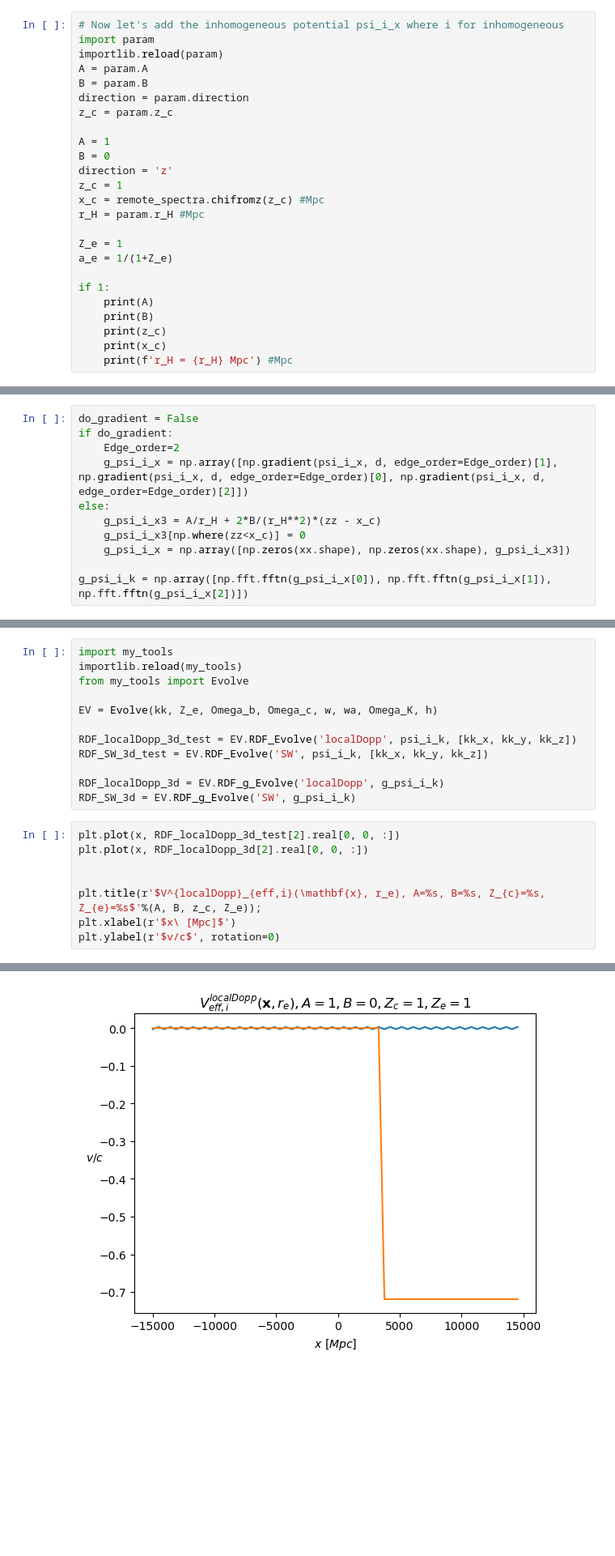
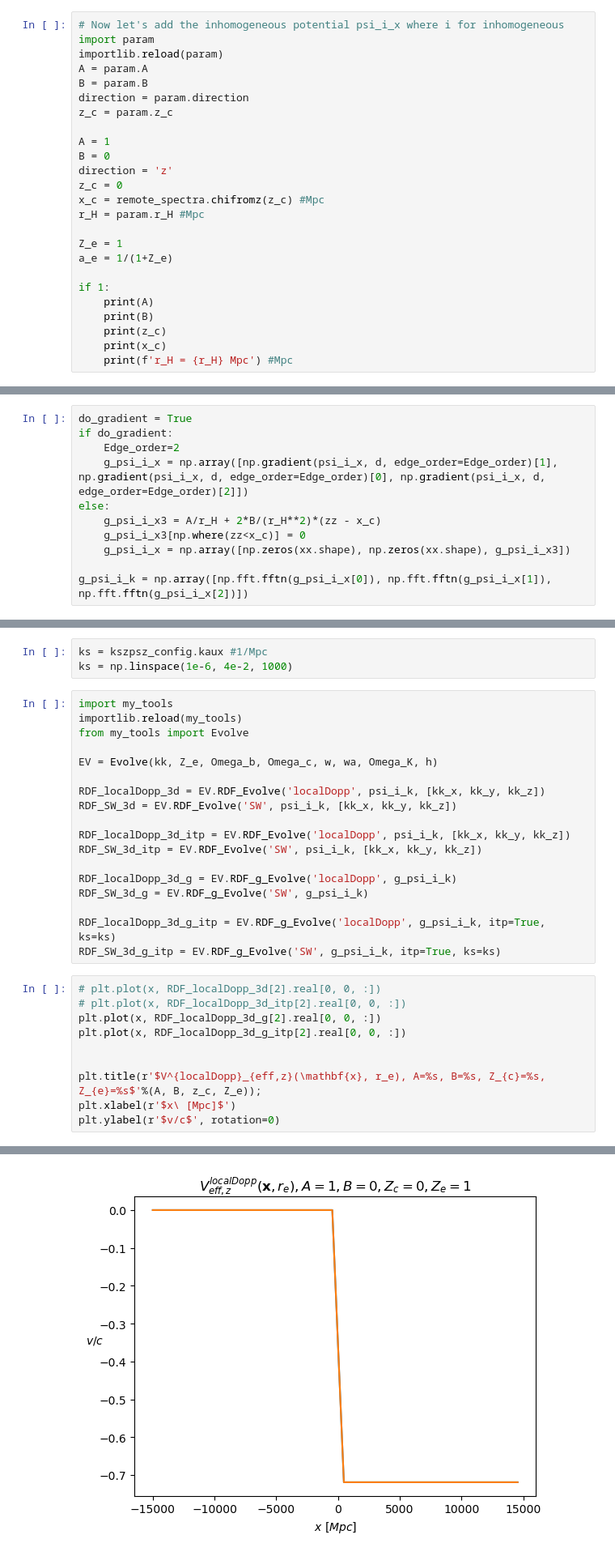
Before and after one commit to catketchup/ReCCO, a Jupyter notebook: code/sim_bubble_collision.ipynb, the cells around one changed output, grey strips where cells are left out. Shown at 81% size. Drawn from its saved outputs; the diff is of its cells as text; blank space fills up the shorter version.

```diff
--- a/code/sim_bubble_collision.ipynb
+++ b/code/sim_bubble_collision.ipynb
@@ -90,7 +90,7 @@ z_c = param.z_c
 A = 1
 B = 0
 direction = 'z'
-z_c = 1
+z_c = 0
 x_c = remote_spectra.chifromz(z_c) #Mpc
 r_H = param.r_H #Mpc
 
@@ -174,7 +172,7 @@ import my_remote_spectra
 importlib.reload(my_remote_spectra)
 from my_remote_spectra import T, G_SW_ksz, G_localDopp_ksz, G_Dopp_ksz, G_ISW_ksz
 # %%
-do_gradient = False
+do_gradient = True
 if do_gradient:
     Edge_order=2
     g_psi_i_x = np.array([np.gradient(psi_i_x, d, edge_order=Edge_order)[1], np.gradient(psi_i_x, d, edge_order=Edge_order)[0], np.gradient(psi_i_x, d, edge_order=Edge_order)[2]])
@@ -297,3 +291,6 @@ True
+# %%
+ks = kszpsz_config.kaux #1/Mpc
+ks = np.linspace(1e-6, 4e-2, 1000)
 # %%
 import my_tools
 importlib.reload(my_tools)
@@ -301,19 +298,27 @@ from my_tools import Evolve
 
 EV = Evolve(kk, Z_e, Omega_b, Omega_c, w, wa, Omega_K, h)
 
-RDF_localDopp_3d_test = EV.RDF_Evolve('localDopp', psi_i_k, [kk_x, kk_y, kk_z])
-RDF_SW_3d_test = EV.RDF_Evolve('SW', psi_i_k, [kk_x, kk_y, kk_z])
+RDF_localDopp_3d = EV.RDF_Evolve('localDopp', psi_i_k, [kk_x, kk_y, kk_z])
+RDF_SW_3d = EV.RDF_Evolve('SW', psi_i_k, [kk_x, kk_y, kk_z])
 
-RDF_localDopp_3d = EV.RDF_g_Evolve('localDopp', g_psi_i_k)
-RDF_SW_3d = EV.RDF_g_Evolve('SW', g_psi_i_k)
+RDF_localDopp_3d_itp = EV.RDF_Evolve('localDopp', psi_i_k, [kk_x, kk_y, kk_z])
+RDF_SW_3d_itp = EV.RDF_Evolve('SW', psi_i_k, [kk_x, kk_y, kk_z])
+
+RDF_localDopp_3d_g = EV.RDF_g_Evolve('localDopp', g_psi_i_k)
+RDF_SW_3d_g = EV.RDF_g_Evolve('SW', g_psi_i_k)
+
+RDF_localDopp_3d_g_itp = EV.RDF_g_Evolve('localDopp', g_psi_i_k, itp=True, ks=ks)
+RDF_SW_3d_g_itp = EV.RDF_g_Evolve('SW', g_psi_i_k, itp=True, ks=ks)
 # %%
-plt.plot(x, RDF_localDopp_3d_test[2].real[0, 0, :])
-plt.plot(x, RDF_localDopp_3d[2].real[0, 0, :])
+# plt.plot(x, RDF_localDopp_3d[2].real[0, 0, :])
+# plt.plot(x, RDF_localDopp_3d_itp[2].real[0, 0, :])
+plt.plot(x, RDF_localDopp_3d_g[2].real[0, 0, :])
+plt.plot(x, RDF_localDopp_3d_g_itp[2].real[0, 0, :])
 
 
-plt.title(r'$V^{localDopp}_{eff,i}(\mathbf{x}, r_e), A=%s, B=%s, Z_{c}=%s, Z_{e}=%s$'%(A, B, z_c, Z_e));
+plt.title(r'$V^{localDopp}_{eff,z}(\mathbf{x}, r_e), A=%s, B=%s, Z_{c}=%s, Z_{e}=%s$'%(A, B, z_c, Z_e));
 plt.xlabel(r'$x\ [Mpc]$')
 plt.ylabel(r'$v/c$', rotation=0)
 # %% [output]
 Text(0, 0.5, '$v/c$')
-[figure, old version]
+[figure, new version]
```
Also changed, not shown: parts of 21 cells of this notebook, 1 other file.
